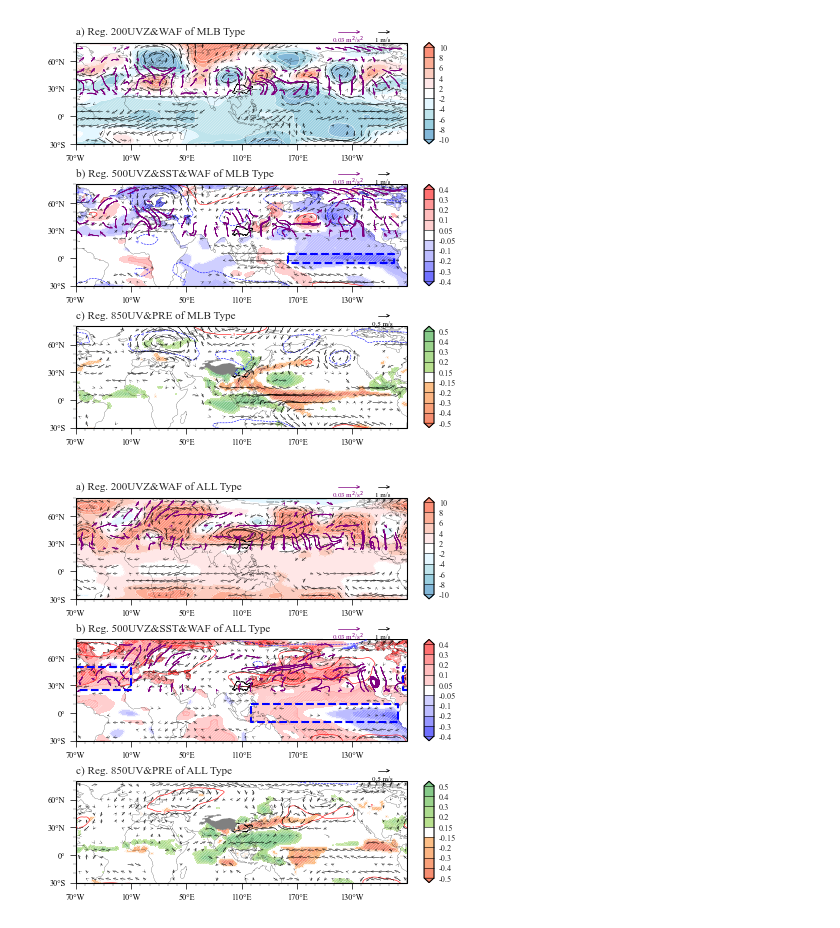
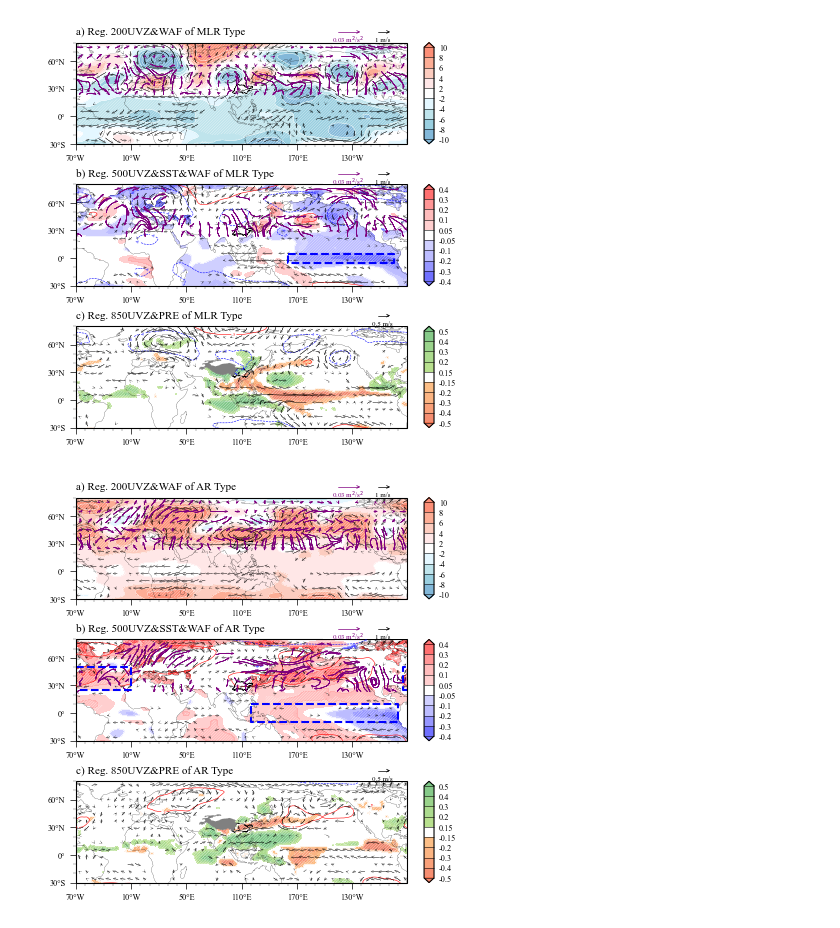
Before and after one commit to hhhopsong/work, a Jupyter notebook: Meteorological/p2/各空间型的异常要素场.ipynb, the cells around one changed output. Cells and saved outputs as stored; diff of their text form; code cells hidden in the pictures.

```diff
--- a/Meteorological/p2/各空间型的异常要素场.ipynb
+++ b/Meteorological/p2/各空间型的异常要素场.ipynb
@@ -213,7 +213,7 @@ def rec(ax, point, color='blue', ls='--'):
 # 字体为新罗马
 plt.rcParams['font.family'] = 'Times New Roman'
 # 绘图
-type_name = ['MLB Type', 'ALL Type', 'UB Type']
+type_name = ['MLR Type', 'AR Type', 'UR Type']
 for ipic in tq.trange(len(K_type['type'])):
     p_th = r_test(62, 0.1) if ipic!=1 else r_test(61, 0.1)# 62为样本量，0.1为显著性水平
     fig = plt.figure(figsize=(10, 5))
@@ -266,13 +266,13 @@ for ipic in tq.trange(len(K_type['type'])):
 
     wind = Curlyquiver(ax1, corr_u['lon'], corr_u['lat'], corr_u['reg'].sel(type=ipic+1, level=200), corr_v['reg'].sel(type=ipic+1, level=200),
                                   center_lon=110, arrowsize=.5, scale=5, linewidth=0.15, regrid=15,
-                                   color='k', thinning=['50%', 'min'], nanmax=20/3)
+                                   color='k', thinning=['50%', 'min'], nanmax=20/3, MinDistance=[0.2, 0.1])
     wind.key(fig, U=1, label='1 m/s', ud=7.7, edgecolor='none', arrowsize=.5, color='k', linewidth=0.5)
     WAF_cq = Curlyquiver(ax1, waf_x['lon'], waf_x.sel(lat=np.arange(0, 90))['lat'],
                                   ndimage.gaussian_filter(waf_x.sel(lat=np.arange(0, 90), level=200), 1),
                          ndimage.gaussian_filter(waf_y.sel(lat=np.arange(0, 90), level=200), 1),
-                                  regrid=10, center_lon=110, arrowsize=.5, scale=5, linewidth=0.4,
-                                  color='purple', thinning=['60%', 'min'], nanmax=0.1)
+                                  regrid=12, center_lon=110, arrowsize=.5, scale=5, linewidth=0.4,
+                                  color='purple', thinning=['40%', 'min'], nanmax=0.1, MinDistance=[0.2, 0.1])
     WAF_cq.key(fig, U=.03, label='0.03 m$^2$/s$^2$', lr=1.7, ud=7.7, edgecolor='none', arrowsize=.5, linewidth=0.5)
     # 边框显示为黑色
     ax1.grid(False)
@@ -320,13 +320,13 @@ for ipic in tq.trange(len(K_type['type'])):
     # wind
     wind = Curlyquiver(ax2, corr_u['lon'], corr_u['lat'], corr_u['reg'].sel(type=ipic+1, level=500), corr_v['reg'].sel(type=ipic+1, level=500),
                                   center_lon=110, arrowsize=.5, scale=5, linewidth=0.15, regrid=15,
-                                  color='k', nanmax=wind.nanmax, thinning=['50%', 'min'])
+                                  color='k', nanmax=wind.nanmax, thinning=['50%', 'min'], MinDistance=[0.2, 0.1])
     wind.key(fig, U=1, label='1 m/s', ud=7.7, edgecolor='none', arrowsize=.5, color='k', linewidth=0.5)
     WAF_cq = Curlyquiver(ax2, waf_x['lon'], waf_x.sel(lat=np.arange(0, 90))['lat'],
                                   ndimage.gaussian_filter(waf_x.sel(lat=np.arange(0, 90), level=500), 1),
                          ndimage.gaussian_filter(waf_y.sel(lat=np.arange(0, 90), level=500), 1),
-                                  regrid=10, center_lon=110, arrowsize=.5, scale=5, linewidth=0.4,
-                                  color='purple', thinning=['75%', 'min'], nanmax=0.1)
+                                  regrid=12, center_lon=110, arrowsize=.5, scale=5, linewidth=0.4,
+                                  color='purple', thinning=['75%', 'min'], nanmax=0.1, MinDistance=[0.2, 0.1])
     WAF_cq.key(fig, U=.03, label='0.03 m$^2$/s$^2$', lr=1.7, ud=7.7, edgecolor='none', arrowsize=.5, linewidth=0.5)
     # 边框显示为黑色
     ax2.grid(False)
@@ -352,7 +352,7 @@ for ipic in tq.trange(len(K_type['type'])):
     cb2.ax.tick_params(length=0, labelsize=6)  # length为刻度线的长度
 
     ax3 = fig.add_subplot(gs[2], projection=ccrs.PlateCarree(central_longitude=110))
-    ax3.set_title(f"c) Reg. 850UV&PRE of {type_name[ipic]}", fontsize=8, loc='left')
+    ax3.set_title(f"c) Reg. 850UVZ&PRE of {type_name[ipic]}", fontsize=8, loc='left')
     ax3.add_feature(cfeature.COASTLINE.with_scale('110m'), linewidth=0.15)
     ax3.add_geometries(Reader(r'D:\PyFile\map\self\长江_TP\长江_tp.shp').geometries(), ccrs.PlateCarree(),facecolor='none', edgecolor='black', linewidth=.5)
     ax3.add_geometries(Reader(r'D:\PyFile\map\地图边界数据\青藏高原边界数据总集\TPBoundary_2500m\TPBoundary_2500m.shp').geometries(),
@@ -374,34 +374,33 @@ for ipic in tq.trange(len(K_type['type'])):
     q_positive = np.round(np.percentile(positive_values, 80)/9.8) if positive_values.size > 0 else 0
     positive_values = corr_z['reg'].sel(type=ipic+1, level=850).data[corr_z['reg'].sel(type=ipic+1, level=500).data < 0]
     q_positive_ = np.round(np.percentile(positive_values, 20)/9.8) if positive_values.size > 0 else 0
     z_high = ax3.contour(corr_z['lon'], corr_z['lat'], corr_z['reg'].sel(type=ipic+1, level=850)/9.8, colors='red', levels=[q_positive], linewidths=0.4, transform=ccrs.PlateCarree(central_longitude=0))
     z_low = ax3.contour(corr_z['lon'], corr_z['lat'], corr_z['reg'].sel(type=ipic+1, level=850)/9.8, colors='blue', levels=[q_positive_], linewidths=0.4, transform=ccrs.PlateCarree(central_longitude=0))
     z_high.clabel(inline=1, fontsize=3)
     z_low.clabel(inline=1, fontsize=3)
 
     # 显著性
     p_hatches = ax3.contourf(lon, corr_pre['lat'], p_test, levels=[0, 1], hatches=['////////////', None], colors="none", add_colorbar=False, transform=ccrs.PlateCarree(central_longitude=0), edgecolor='none',  linewidths=0)
     plt.rcParams['hatch.linewidth'] = 0.2
     plt.rcParams['hatch.color'] = '#FFFFFF'
 
     # wind
-    wind = Curlyquiver(ax3, corr_u['lon'], corr_u['lat'], corr_u['reg'].sel(type=ipic+1, level=850), corr_v['reg'].sel(type=ipic+1, level=850), center_lon=110, arrowsize=.5, scale=2.5, linewidth=0.15, regrid=15,
-                                color='k', nanmax=wind.nanmax, thinning=['50%', 'min'])
+    wind = Curlyquiver(ax3, corr_u['lon'], corr_u['lat'], corr_u['reg'].sel(type=ipic+1, level=850), corr_v['reg'].sel(type=ipic+1, level=850), center_lon=110, arrowsize=.5, scale=2.5, linewidth=0.15, regrid=15, color='k', nanmax=wind.nanmax, thinning=['50%', 'min'], MinDistance=[0.2, 0.1])
     wind.key(fig, U=.5, label='0.5 m/s', ud=7.7, edgecolor='none', arrowsize=.5, color='k', linewidth=0.5)
     # 边框显示为黑色
     ax3.grid(False)
     for spine in ax3.spines.values():
         spine.set_edgecolor('black')
     # 色条
     ax3_colorbar = inset_axes(ax3, width="3%", height="100%", loc='lower left', bbox_to_anchor=(1.05, 0., 1, 1), bbox_transform=ax3.transAxes, borderpad=0)
     cb3 = plt.colorbar(pre, cax=ax3_colorbar, orientation='vertical', drawedges=True)
     cb3.outline.set_edgecolor('black')  # 将colorbar边框调为黑色
     cb3.dividers.set_color('black') # 将colorbar内间隔线调为黑色
     cb3.locator = ticker.FixedLocator(lev_pre)
     cb3.set_ticklabels([str(lev) for lev in lev_pre])
     cb3.ax.tick_params(length=0, labelsize=6)  # length为刻度线的长度
     plt.savefig(f'D:/PyFile/p2/pic/各空间型异常环流场{ipic}.png', dpi=600, bbox_inches='tight')
     plt.show()
 # %% [output]
-[figure, old version]
+[figure, new version]
-[figure, old version]
+[figure, new version]
```
Also changed, not shown: parts of 1 cell of this notebook, 6 other files.
